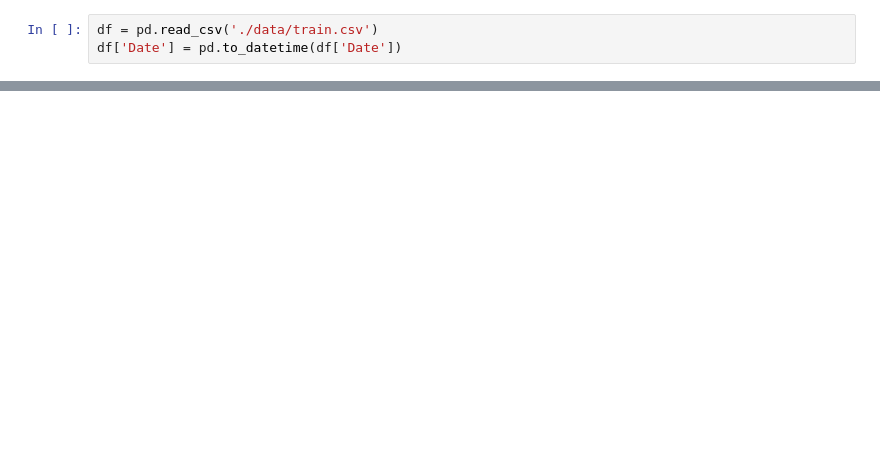
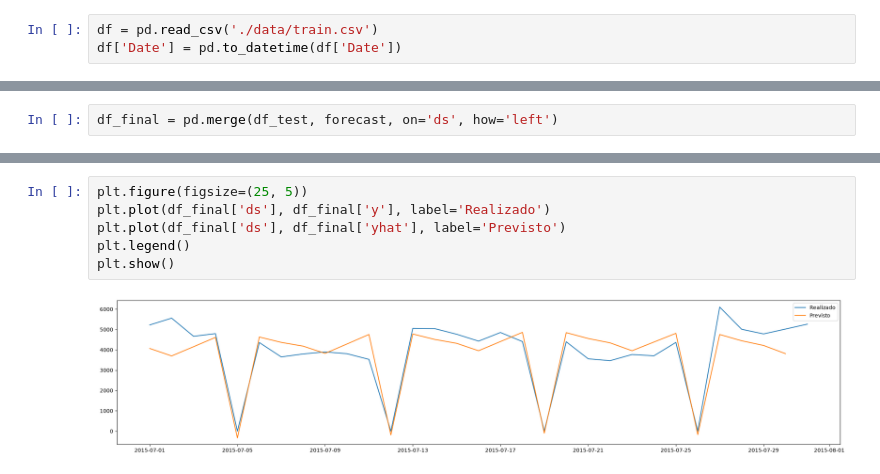
Before and after one commit to harthurhenrique/sales-forecast-with-prophet, a Jupyter notebook: model.ipynb, the cells around one changed output, grey strips where cells are left out. Saved outputs shown, nothing was run; the diff lists cells and outputs as text; blank space fills up the shorter version.

```diff
--- a/model.ipynb
+++ b/model.ipynb
@@ -93,0 +97,2 @@ df_p.head(30)
+# %%
+df_final = pd.merge(df_test, forecast, on='ds', how='left')
@@ -110,0 +136,8 @@ df_cv.sort_values('mape',ascending=False).head(10)
+# %%
+plt.figure(figsize=(25, 5))
+plt.plot(df_final['ds'], df_final['y'], label='Realizado')
+plt.plot(df_final['ds'], df_final['yhat'], label='Previsto')
+plt.legend()
+plt.show()
+# %% [output]
+[figure, added]
```
Also changed, not shown: parts of 20 cells of this notebook, 2 other files.
